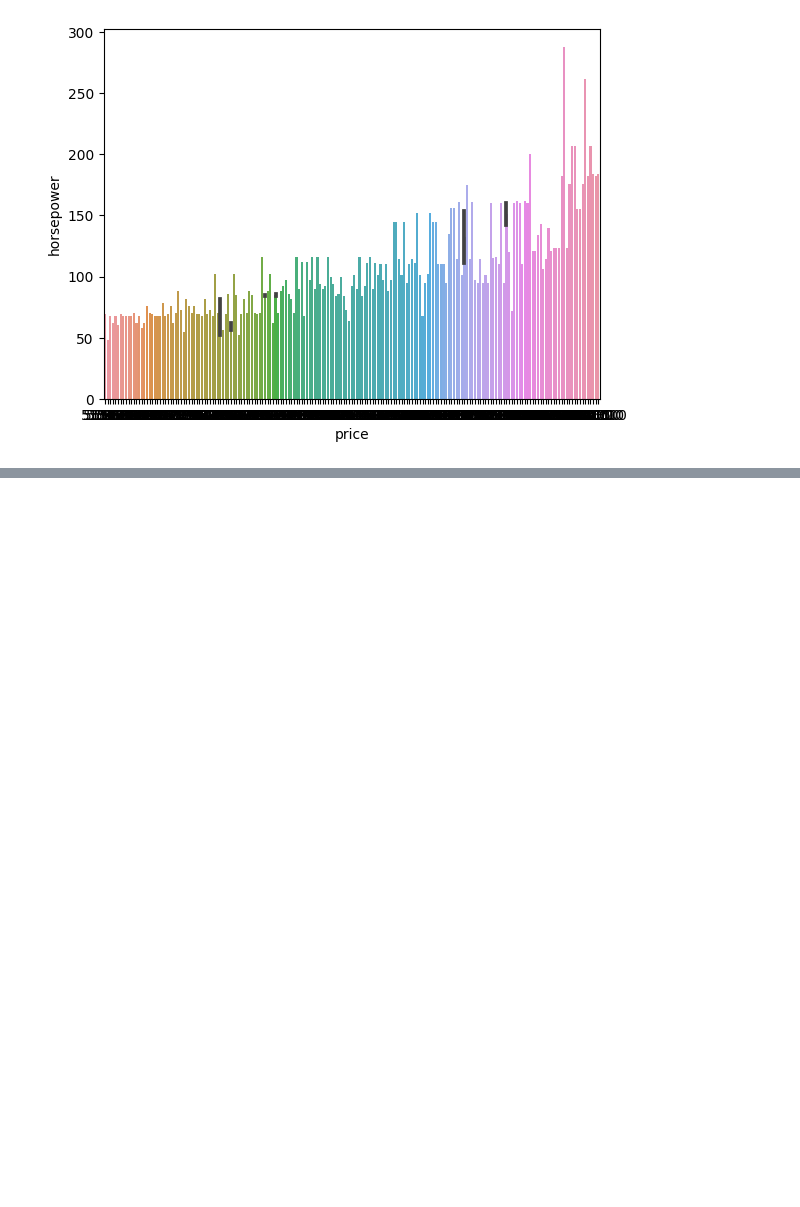
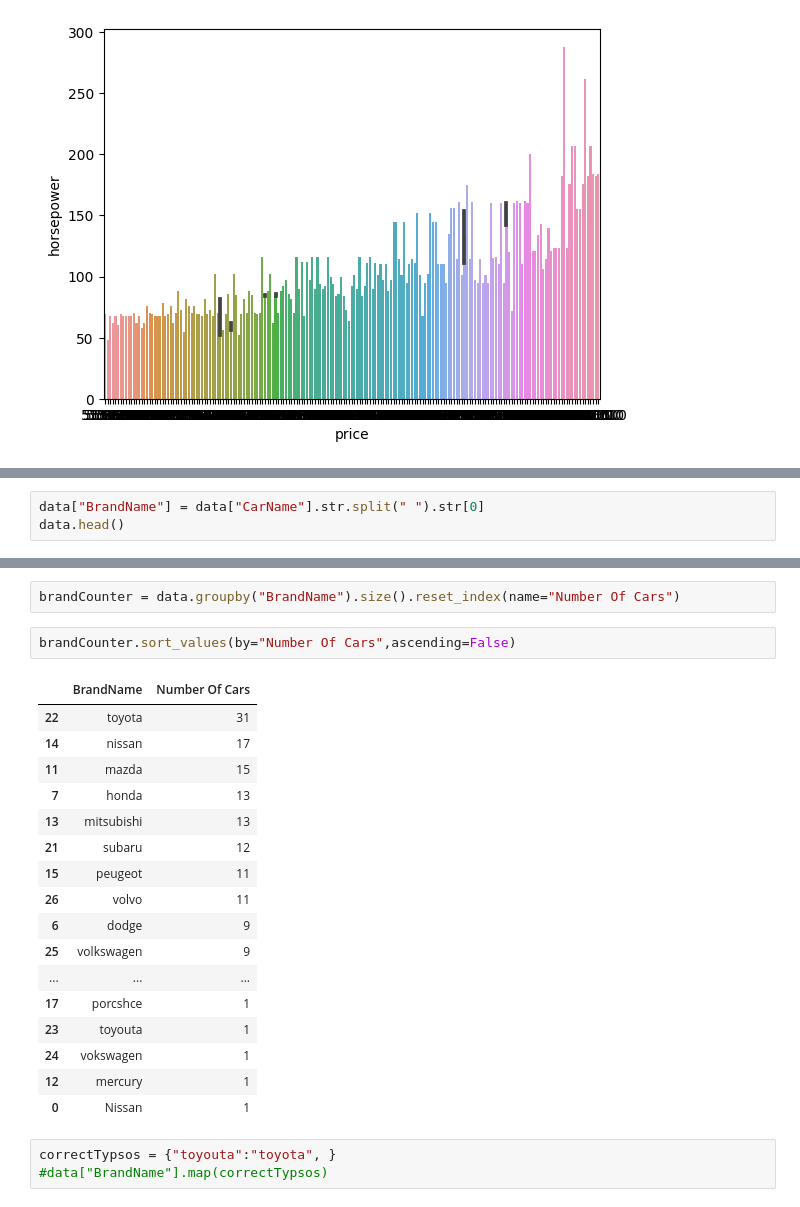
Before and after one commit to AamaeyPrakash/Python, a Jupyter notebook: car-price-prediction.ipynb, the cells around one changed output, grey strips where cells are left out. Cells and saved outputs as stored; diff of their text form; blank space fills up the shorter version.

```diff
--- a/car-price-prediction.ipynb
+++ b/car-price-prediction.ipynb
@@ -112,0 +143,3 @@ plot = sns.barplot(y='horsepower',x='price',data=data)
+# %%
+data["BrandName"] = data["CarName"].str.split(" ").str[0]
+data.head()
@@ -112,0 +154,25 @@ plot = sns.barplot(y='horsepower',x='price',data=data)
+# %%
+brandCounter = data.groupby("BrandName").size().reset_index(name="Number Of Cars")
+# %%
+brandCounter.sort_values(by="Number Of Cars",ascending=False)
+# %% [output]
+|  | BrandName | Number Of Cars |
+| 22 | toyota | 31 |
+| 14 | nissan | 17 |
+| 11 | mazda | 15 |
+| 7 | honda | 13 |
+| 13 | mitsubishi | 13 |
+| 21 | subaru | 12 |
+| 15 | peugeot | 11 |
+| 26 | volvo | 11 |
+| 6 | dodge | 9 |
+| 25 | volkswagen | 9 |
+| ... | ... | ... |
+| 17 | porcshce | 1 |
+| 23 | toyouta | 1 |
+| 24 | vokswagen | 1 |
+| 12 | mercury | 1 |
+| 0 | Nissan | 1 |
+# %%
+correctTypsos = {"toyouta":"toyota", }
+#data["BrandName"].map(correctTypsos)
```
Also changed, not shown: parts of 5 cells of this notebook.
